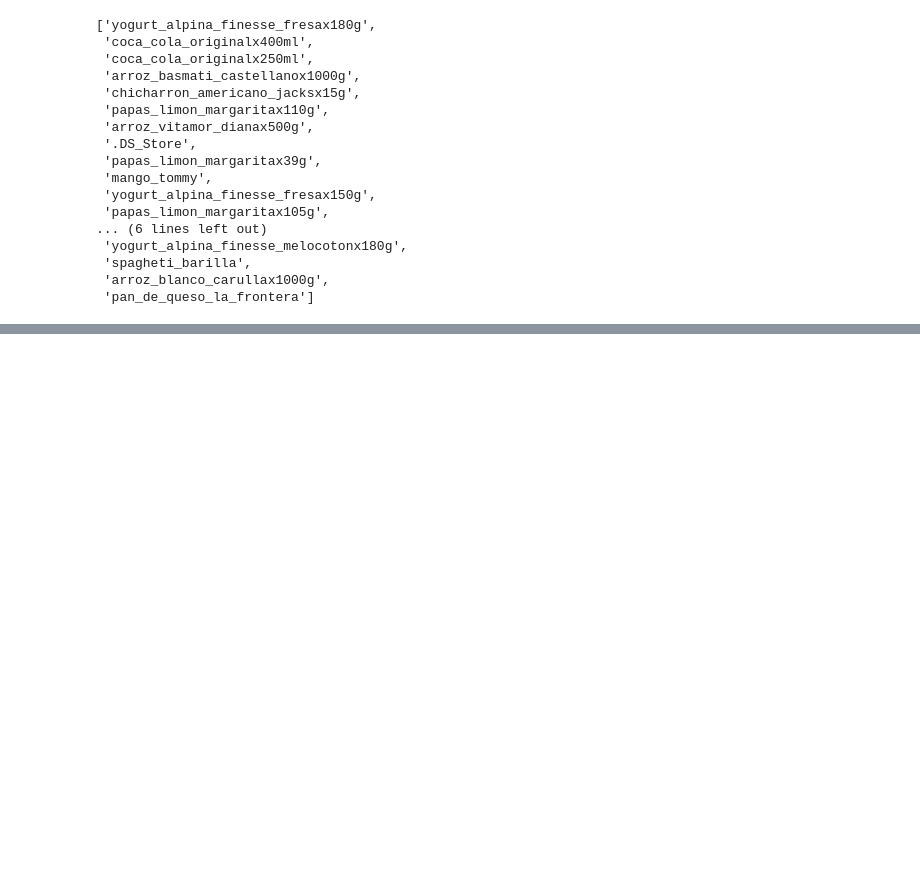
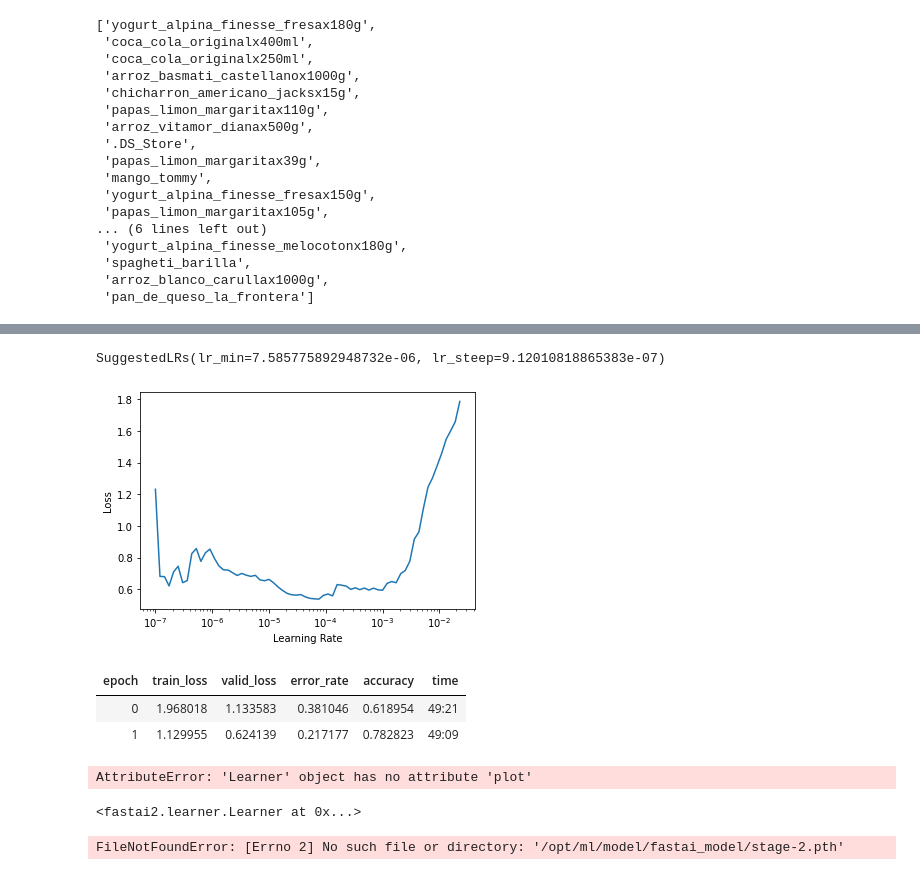
Before and after one commit to cvillad/classification_model, a Jupyter notebook: src/model.ipynb, the cells around one changed output, grey strips where cells are left out. Drawn from its saved outputs; the diff is of its cells as text; code cells hidden in the pictures; blank space fills up the shorter version.

```diff
--- a/src/model.ipynb
+++ b/src/model.ipynb
@@ -116,0 +71,3 @@ RuntimeError: DataLoader worker (pid 877) is killed by signal: Bus error. It is
+# %%
+learn.lr_find()
+# %% [output]
@@ -116,0 +75,20 @@ RuntimeError: DataLoader worker (pid 877) is killed by signal: Bus error. It is
+SuggestedLRs(lr_min=7.585775892948732e-06, lr_steep=9.12010818865383e-07)
+[figure, added]
+# %%
+learn.fit_one_cycle(2,max_lr=slice(3e-5,3e-3))
+# %% [output]
+| epoch | train_loss | valid_loss | error_rate | accuracy | time |
+| 0 | 1.968018 | 1.133583 | 0.381046 | 0.618954 | 49:21 |
+| 1 | 1.129955 | 0.624139 | 0.217177 | 0.782823 | 49:09 |
+# %%
+learn.recorder.plot_loss()
+# %% [output]
+AttributeError: 'Learner' object has no attribute 'plot'
+# %%
+learn.load(os.path.join(model_path, 'stage-1'))
+# %% [output]
+<fastai2.learner.Learner at 0x...>
+# %%
+learn.save(os.path.join(model_path, 'stage-2'))
+# %% [output]
+FileNotFoundError: [Errno 2] No such file or directory: '/opt/ml/model/fastai_model/stage-2.pth'
```
Also changed, not shown: parts of 18 cells of this notebook, 4 other files.
